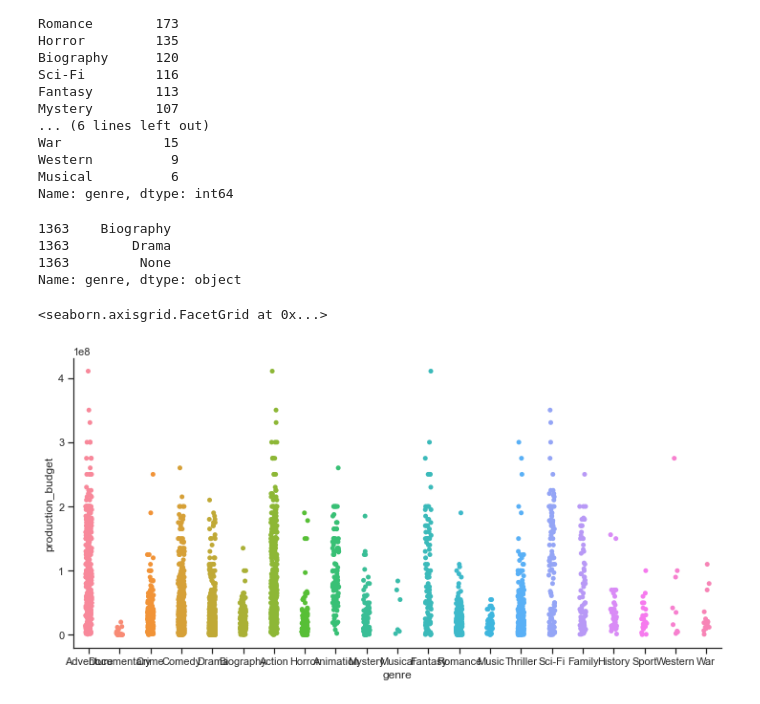
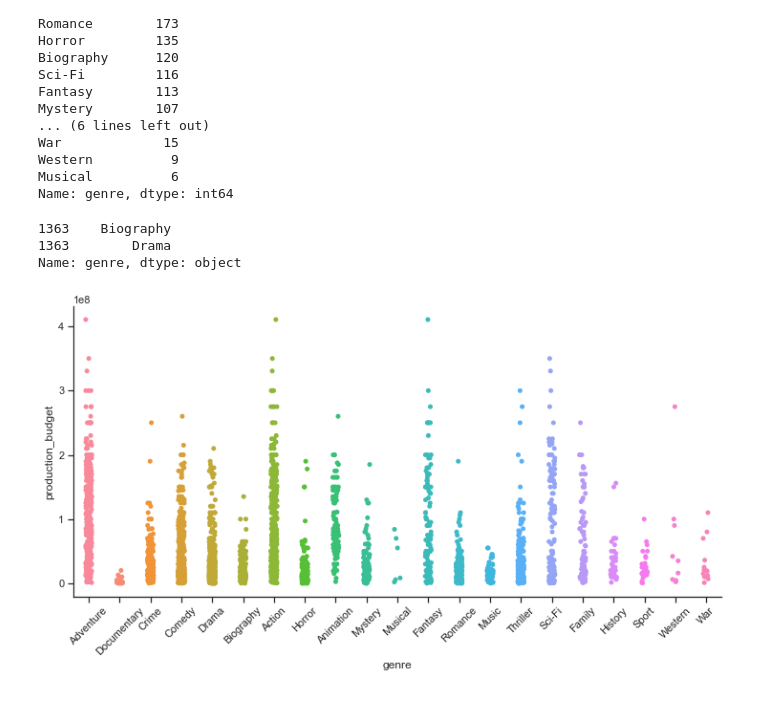
Before and after one commit to samanthanas/MovieAnalysis, a Jupyter notebook: zippedData/Combo_Notebook_Draft.ipynb, the cells around one changed output. Drawn from its saved outputs; the diff is of its cells as text; code cells hidden in the pictures.

Commit message:
Pushing our updated combined dataframe file EOD Wednesday

```diff
--- a/zippedData/Combo_Notebook_Draft.ipynb
+++ b/zippedData/Combo_Notebook_Draft.ipynb
@@ -461,3 +495,9 @@ movies_with_profit.corr()
 | worldwide_gross | 0.288168 | 0.644020 | 0.779290 | 0.941753 | 1.000000 | 0.589095 | 0.983109 |
 | d_profit | 0.253702 | 0.428540 | 0.045213 | 0.743827 | 0.589095 | 1.000000 | 0.700015 |
 | w_profit | 0.295063 | 0.626073 | 0.651435 | 0.935362 | 0.983109 | 0.700015 | 1.000000 |
+# %%
+#DETERMINE THE ROI, add Domestic and Worldwide ROI numbers to profitable movies dataframe
+
+movies_with_profit["w_roi"] = movies_with_profit["worldwide_gross"] / movies_with_profit["production_budget"]
+movies_with_profit["d_roi"] = movies_with_profit["domestic_gross"] / movies_with_profit["production_budget"]
+movies_with_profit
@@ -490,7 +570,7 @@ See the caveats in the documentation: https://pandas.pydata.org/pandas-docs/stab
 # %%
-g1 = genre[['averagerating', 'numvotes', 'production_budget', 'domestic_gross', 'worldwide_gross','d_profit','w_profit', 'one']].rename(columns={'one':'genre'})
-g2 = genre[['averagerating', 'numvotes', 'production_budget', 'domestic_gross', 'worldwide_gross','d_profit','w_profit', 'two']].rename(columns={'two':'genre'})
-g3 = genre[['averagerating', 'numvotes', 'production_budget', 'domestic_gross', 'worldwide_gross','d_profit','w_profit', 'three']].rename(columns={'three':'genre'})
+g1 = genre[['averagerating', 'numvotes', 'production_budget', 'domestic_gross', 'worldwide_gross','d_profit','w_profit', 'w_roi', "d_roi", 'one']].rename(columns={'one':'genre'})
+g2 = genre[['averagerating', 'numvotes', 'production_budget', 'domestic_gross', 'worldwide_gross','d_profit','w_profit', 'w_roi', "d_roi", 'two']].rename(columns={'two':'genre'})
+g3 = genre[['averagerating', 'numvotes', 'production_budget', 'domestic_gross', 'worldwide_gross','d_profit','w_profit', 'w_roi', "d_roi", 'three']].rename(columns={'three':'genre'})
 genres_list = [g1, g2, g3]
 genres = pd.concat(genres_list)
-genres
+genres.dropna(inplace=True)
@@ -533,18 +615,17 @@ genres['genre'][1363]
 # %% [output]
 1363    Biography
 1363        Drama
-1363         None
 Name: genre, dtype: object
 # %%
 import seaborn as sns
 # %%
 # plot comparing genres of profitable movies vs their production budgets
 production = genres[['production_budget', 'genre']]
 sns.set_theme(style = "ticks", color_codes = True)
 sns.catplot(x='genre', y='production_budget', data = production, aspect=20/10)
+plt.xticks(rotation = 45);
 # %% [output]
-<seaborn.axisgrid.FacetGrid at 0x...>
-[figure, old version]
+[figure, new version]
 # %%
 wprofit = genres[['w_profit', 'genre']]
 sns.set_theme(style = "ticks", color_codes = True)
```
Also changed, not shown: parts of 22 cells of this notebook, 1 other file.
